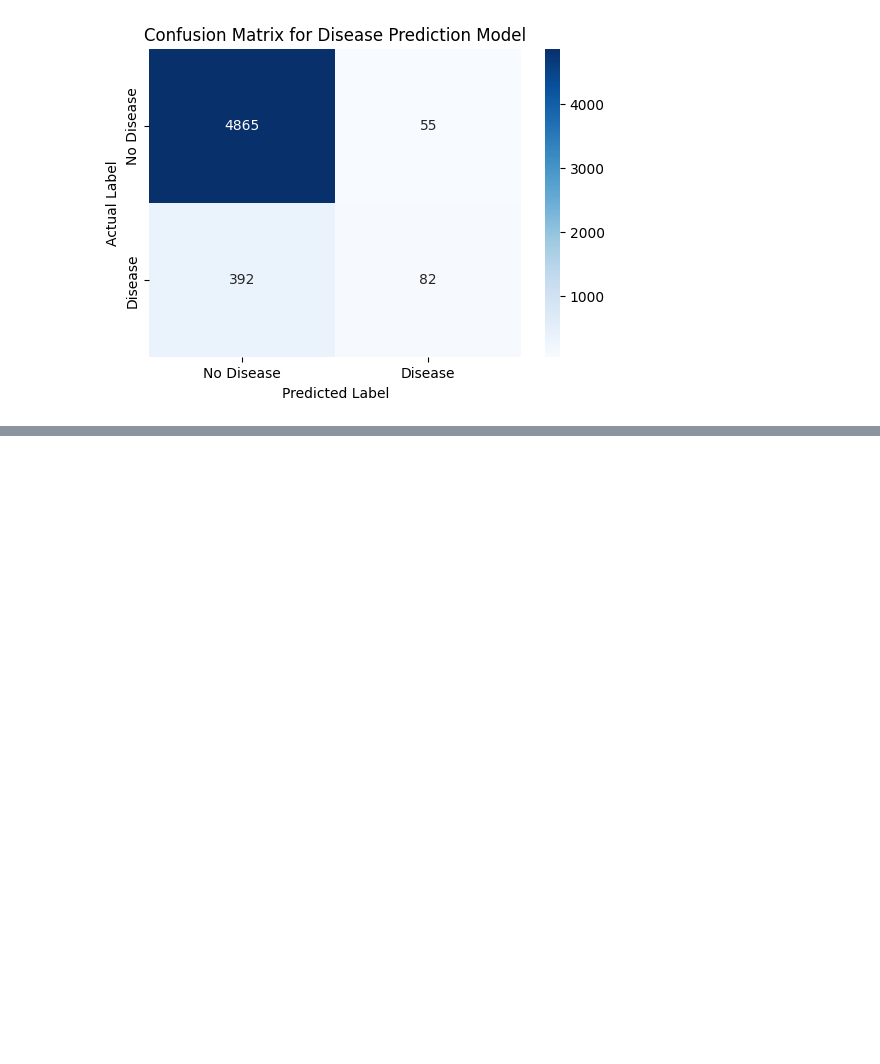
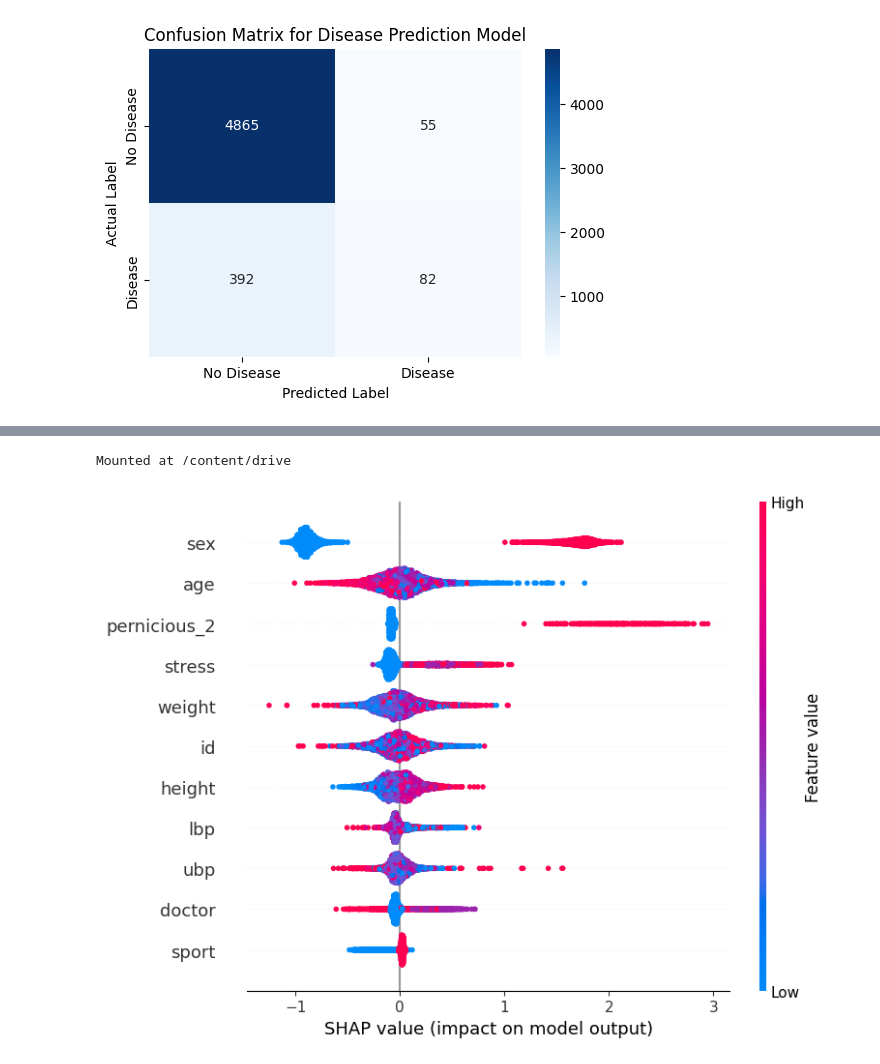
Before and after one commit to ShubhamVermaDev9/ML-projects, a Jupyter notebook: Anemia.ipynb, the cells around one changed output, grey strips where cells are left out. Cells and saved outputs as stored; diff of their text form; code cells hidden in the pictures; blank space fills up the shorter version.

```diff
--- a/Anemia.ipynb
+++ b/Anemia.ipynb
@@ -242,0 +249,5 @@ plt.show()
+# %%
+import shap
+
+explainer = shap.Explainer(xgb_model, X_train_scaled)
+shap_values = explainer(X_test_scaled)
@@ -242,0 +262,12 @@ plt.show()
+# %%
+from google.colab import drive
+drive.mount('/content/drive')
+# %% [output]
+Mounted at /content/drive
+# %%
+shap.summary_plot(
+    shap_values,
+    X_test
+)
+# %% [output]
+[figure, added]
```
Also changed, not shown: parts of 5 cells of this notebook.
